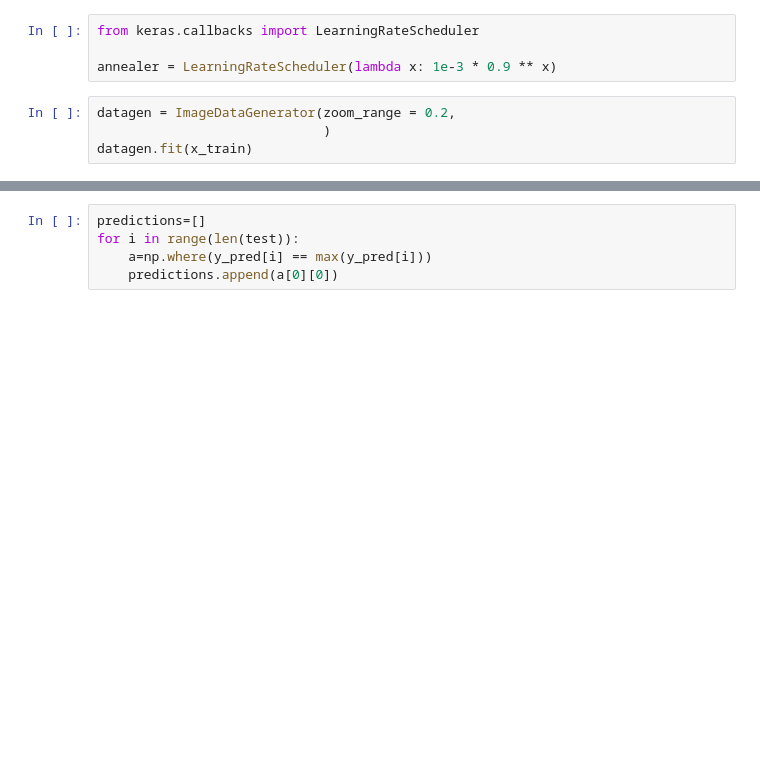
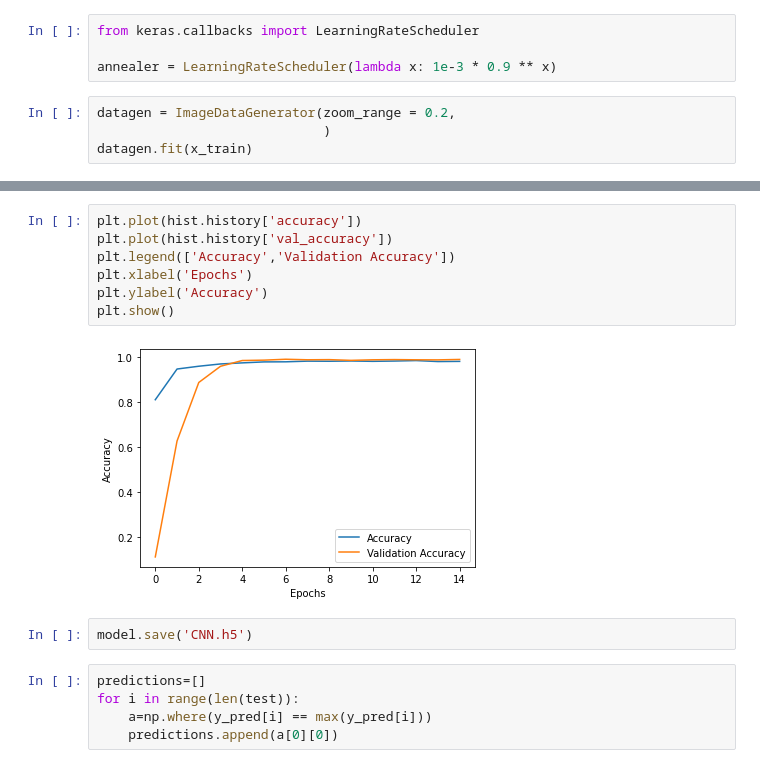
Before and after one commit to shivamsouravjha/Digit-Recognizer-by-CNN, a Jupyter notebook: CNN_digit_recognizer.ipynb, the cells around one changed output, grey strips where cells are left out. Drawn from its saved outputs; the diff is of its cells as text; blank space fills up the shorter version.

```diff
--- a/CNN_digit_recognizer.ipynb
+++ b/CNN_digit_recognizer.ipynb
@@ -106,3 +195,14 @@ y_pred = model.predict(test, verbose = 1)
+# %%
+plt.plot(hist.history['accuracy'])
+plt.plot(hist.history['val_accuracy'])
+plt.legend(['Accuracy','Validation Accuracy'])
+plt.xlabel('Epochs')
+plt.ylabel('Accuracy')
+plt.show()
+# %% [output]
+[figure, added]
+# %%
+model.save('CNN.h5')
 # %%
 predictions=[]
 for i in range(len(test)):
```
Also changed, not shown: parts of 30 cells of this notebook.
